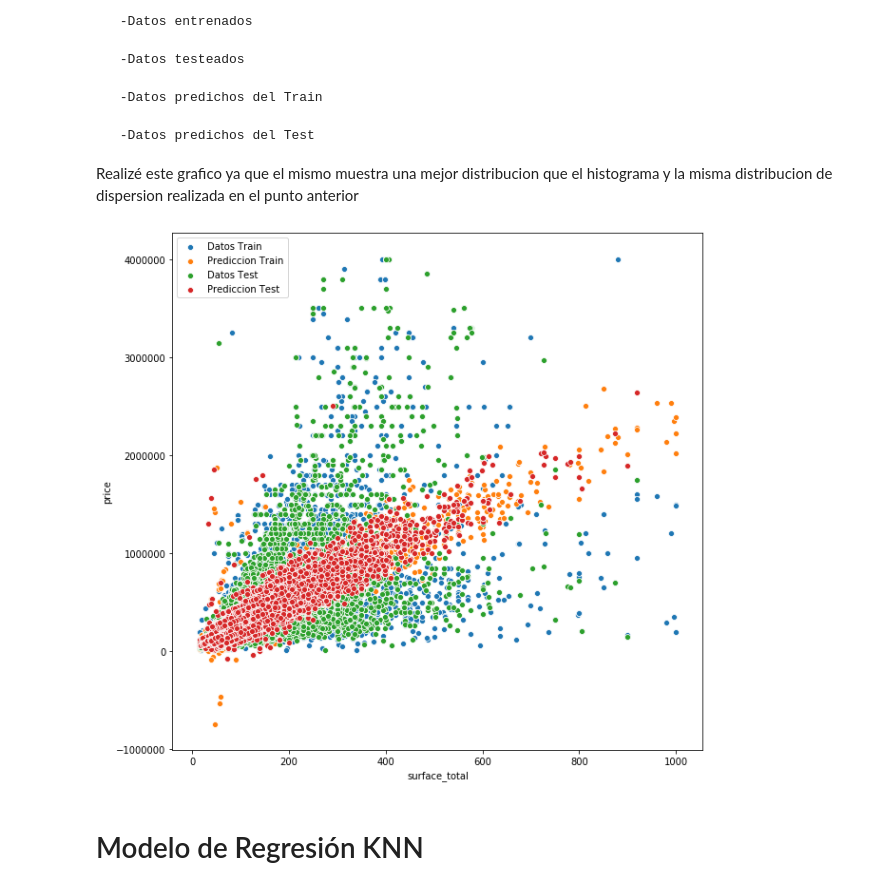
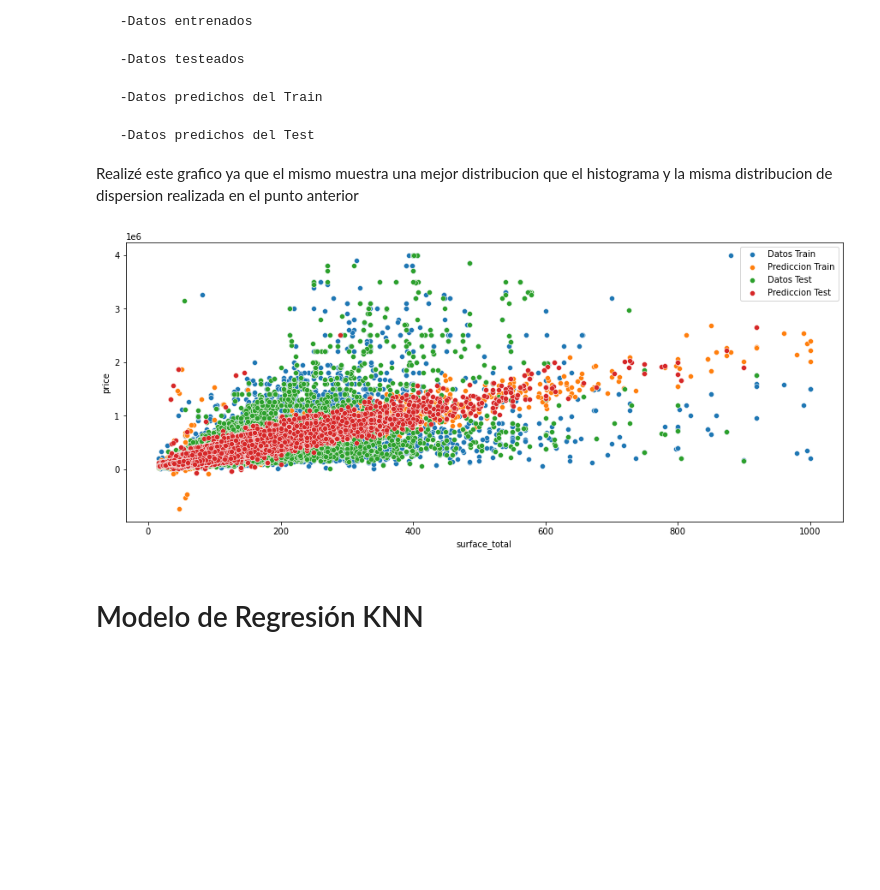
Before and after one commit to francoargn/Data_Science, a Jupyter notebook: DS_Proyecto_01.ipynb, the cells around one changed output. Drawn from its saved outputs; the diff is of its cells as text; code cells hidden in the pictures; blank space fills up the shorter version.

```diff
--- a/DS_Proyecto_01.ipynb
+++ b/DS_Proyecto_01.ipynb
@@ -511,17 +517,17 @@ Decidí realizar un grafico de dispersion con la documentacion Seaborn donde nos
      -Datos predichos del Test
 Realizé este grafico ya que el mismo muestra una mejor distribucion que el histograma y la misma distribucion de dispersion realizada en el punto anterior
 # %%
-plt.figure(figsize = (10,10))
-sns.scatterplot(X_train.iloc[:,3],y_train, label = 'Datos Train')
-sns.scatterplot(X_train.iloc[:,3], y_train_pred, label = 'Prediccion Train')
+plt.figure(figsize = (15,6))
+sns.scatterplot(x=X_train.iloc[:,3],y=y_train, label = 'Datos Train')
+sns.scatterplot(x=X_train.iloc[:,3], y=y_train_pred, label = 'Prediccion Train')
 
-sns.scatterplot(X_test.iloc[:,3],y_test, label = 'Datos Test')
-sns.scatterplot(X_test.iloc[:,3], y_test_pred, label = 'Prediccion Test')
+sns.scatterplot(x=X_test.iloc[:,3],y=y_test, label = 'Datos Test')
+sns.scatterplot(x=X_test.iloc[:,3],y=y_test_pred, label = 'Prediccion Test')
 
 plt.legend()
 plt.show()
 # %% [output]
-[figure, old version]
+[figure, new version]
 # %% [markdown]
 # Modelo de Regresión KNN #
 # %%
```
Also changed, not shown: parts of 25 cells of this notebook.
